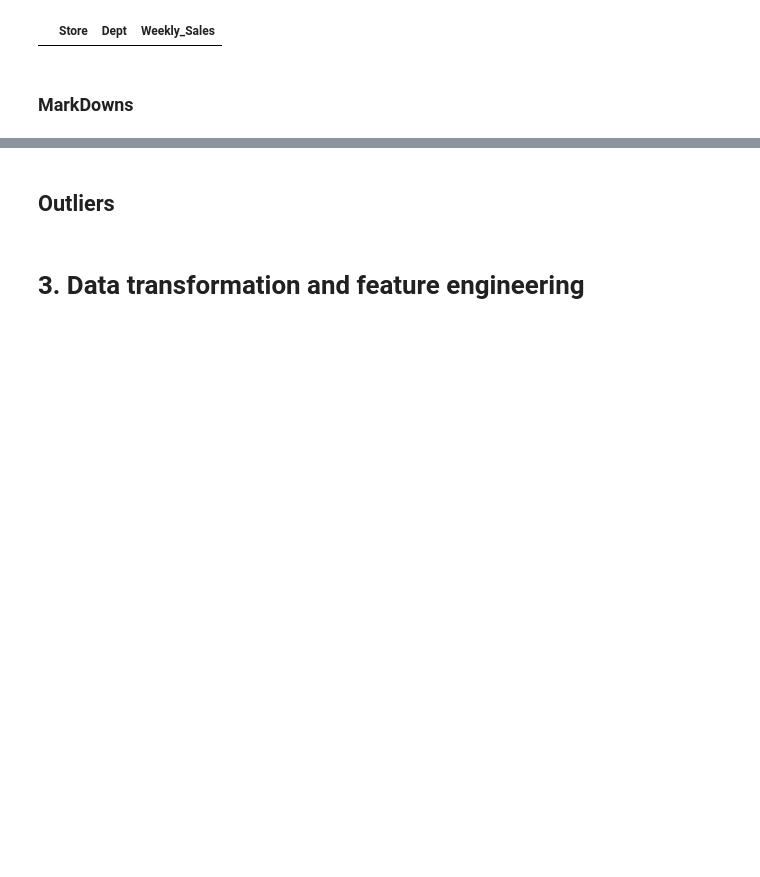
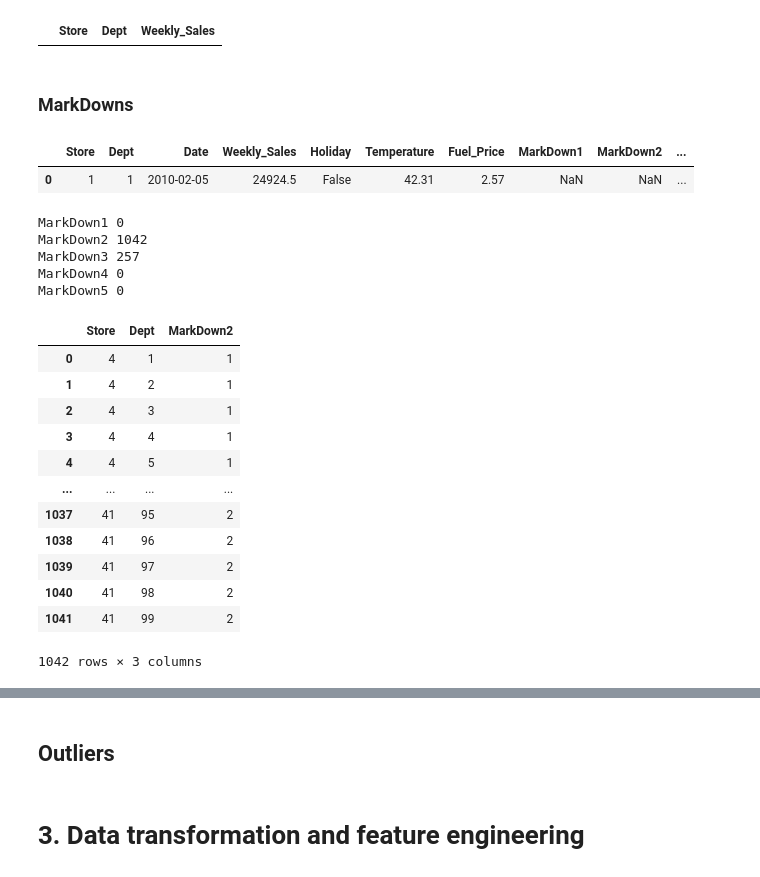
Before and after one commit to CoMa95/Retail-Sales-Analytics, a Jupyter notebook: jupyter_notebooks/project_workbook.ipynb, the cells around one changed output, grey strips where cells are left out. Saved outputs shown, nothing was run; the diff lists cells and outputs as text; code cells hidden in the pictures; blank space fills up the shorter version.

```diff
--- a/jupyter_notebooks/project_workbook.ipynb
+++ b/jupyter_notebooks/project_workbook.ipynb
@@ -459,25 +459,25 @@ negatives
 # %% [markdown]
 The remaining ones will be replaced with the median of the store department.
 # %%
-def impute_remaining_negatives(df):
+def impute_remaining_negatives(df, target_col):
     """
     This function replaces the remaining negatives with the medians of their respective store department.
     """
     df = df.copy()
     # compute median per store–department using only nonnegative values
     medians = (
-        df[df['Weekly_Sales'] >= 0]
-        .groupby(['Store', 'Dept'])['Weekly_Sales']
+        df[df[target_col] >= 0]
+        .groupby(['Store', 'Dept'])[target_col]
         .median()
         .rename('median_val')
     )
     df = df.merge(medians, on=['Store', 'Dept'], how='left')
     # replace remaining negatives
-    df.loc[df['Weekly_Sales'] < 0, 'Weekly_Sales'] = df.loc[df['Weekly_Sales'] < 0, 'median_val']
+    df.loc[df[target_col] < 0, target_col] = df.loc[df[target_col] < 0, 'median_val']
     return df.drop(columns=['median_val'])
 # %%
 # apply logic to df
-df = impute_remaining_negatives(df)
+df = impute_remaining_negatives(df, 'Weekly_Sales')
 
 # recheck negatives
 negatives = df.query("Weekly_Sales < 0").groupby(['Store', 'Dept'])['Weekly_Sales'].count().to_frame().reset_index()
@@ -486,3 +486,36 @@ negatives
 |  | Store | Dept | Weekly_Sales |
 # %% [markdown]
 ### MarkDowns
+# %%
+df.head(1)
+# %% [output]
+|  | Store | Dept | Date | Weekly_Sales | Holiday | Temperature | Fuel_Price | MarkDown1 | MarkDown2 | ... |
+| 0 | 1 | 1 | 2010-02-05 | 24924.5 | False | 42.31 | 2.57 | NaN | NaN | ... |
+# %%
+# explore negative values, look for patterns
+for mk in ['MarkDown1','MarkDown2','MarkDown3','MarkDown4','MarkDown5']:
+    print(mk, df.query(f"{mk} < 0").groupby(['Store', 'Dept'])[mk].count().to_frame().reset_index().shape[0])
+# %% [output]
+MarkDown1 0
+MarkDown2 1042
+MarkDown3 257
+MarkDown4 0
+MarkDown5 0
+# %%
+# explore negative values, look for patterns
+negatives_mk2 = df.query("MarkDown2 < 0").groupby(['Store', 'Dept'])['MarkDown2'].count().to_frame().reset_index()
+negatives_mk2
+# %% [output]
+|  | Store | Dept | MarkDown2 |
+| 0 | 4 | 1 | 1 |
+| 1 | 4 | 2 | 1 |
+| 2 | 4 | 3 | 1 |
+| 3 | 4 | 4 | 1 |
+| 4 | 4 | 5 | 1 |
+| ... | ... | ... | ... |
+| 1037 | 41 | 95 | 2 |
+| 1038 | 41 | 96 | 2 |
+| 1039 | 41 | 97 | 2 |
+| 1040 | 41 | 98 | 2 |
+| 1041 | 41 | 99 | 2 |
+1042 rows × 3 columns
```
Also changed, not shown: parts of 4 cells of this notebook.
